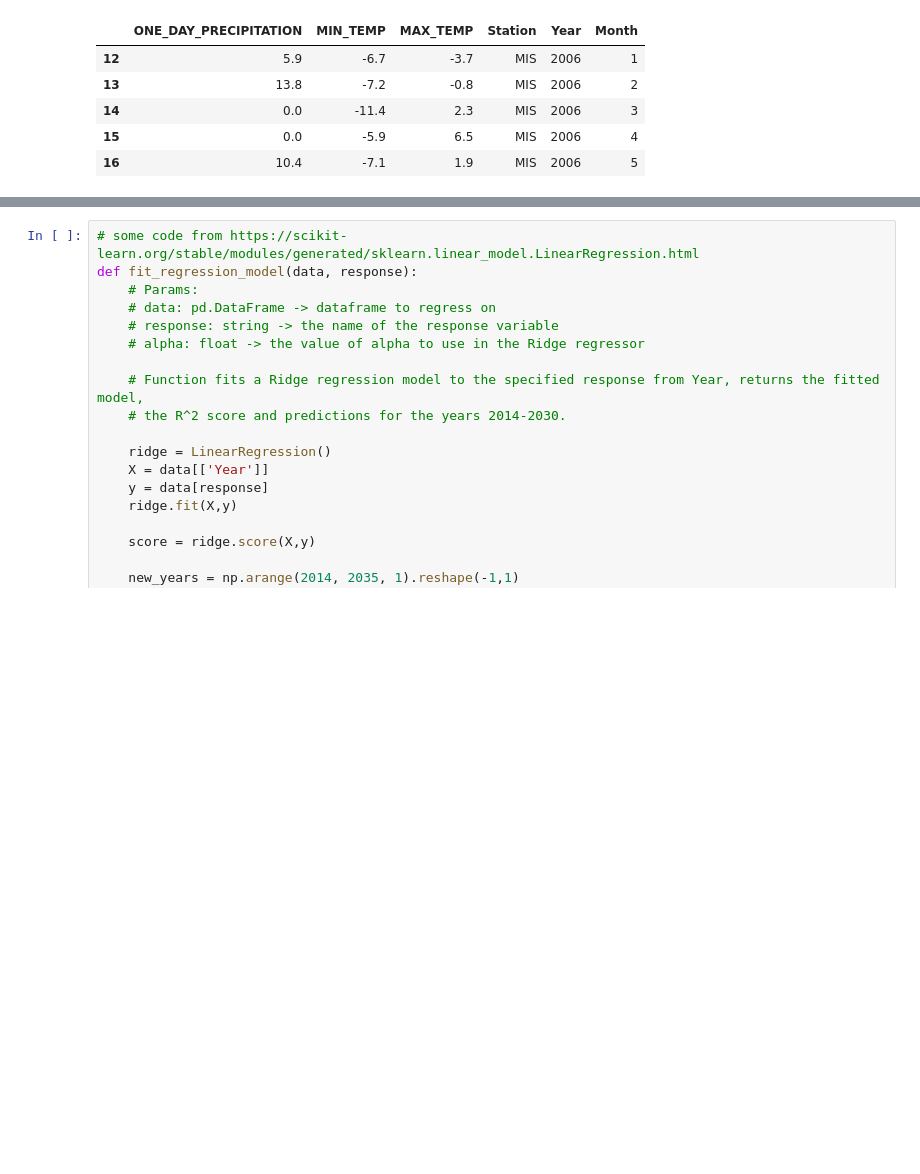
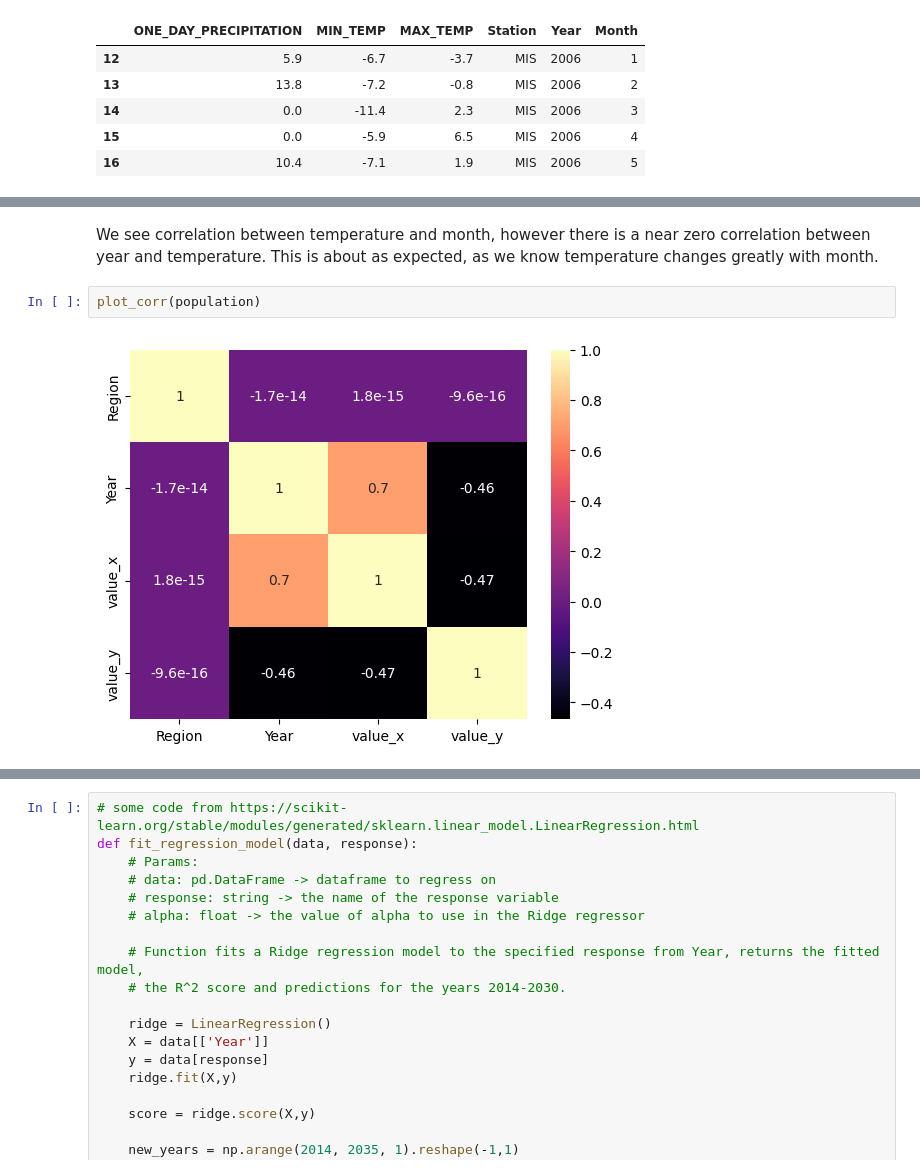
Before and after one commit to mcgillies/CPSC368, a Jupyter notebook: DataAnalysis.ipynb, the cells around one changed output, grey strips where cells are left out. Drawn from its saved outputs; the diff is of its cells as text; blank space fills up the shorter version.

```diff
--- a/DataAnalysis.ipynb
+++ b/DataAnalysis.ipynb
@@ -57,0 +88,6 @@ precipitation.head()
+# %% [markdown]
+We see correlation between temperature and month, however there is a near zero correlation between year and temperature. This is about as expected, as we know temperature changes greatly with month.
+# %%
+plot_corr(population)
+# %% [output]
+[figure, added]
```
Also changed, not shown: parts of 10 cells of this notebook.
